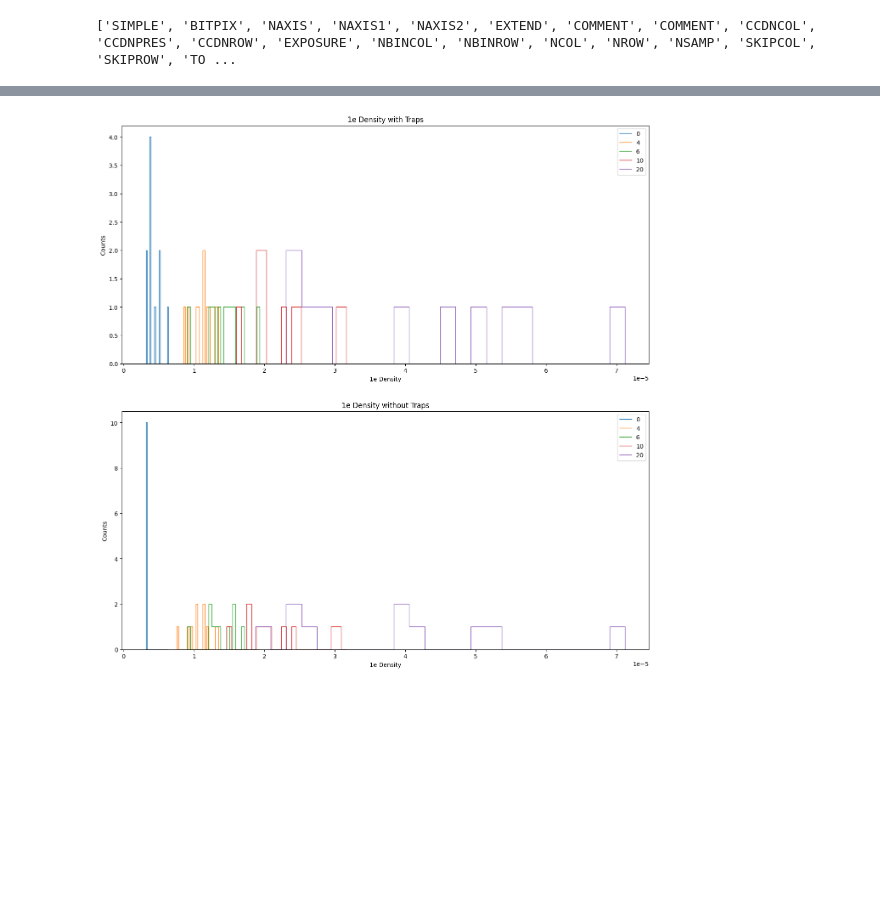
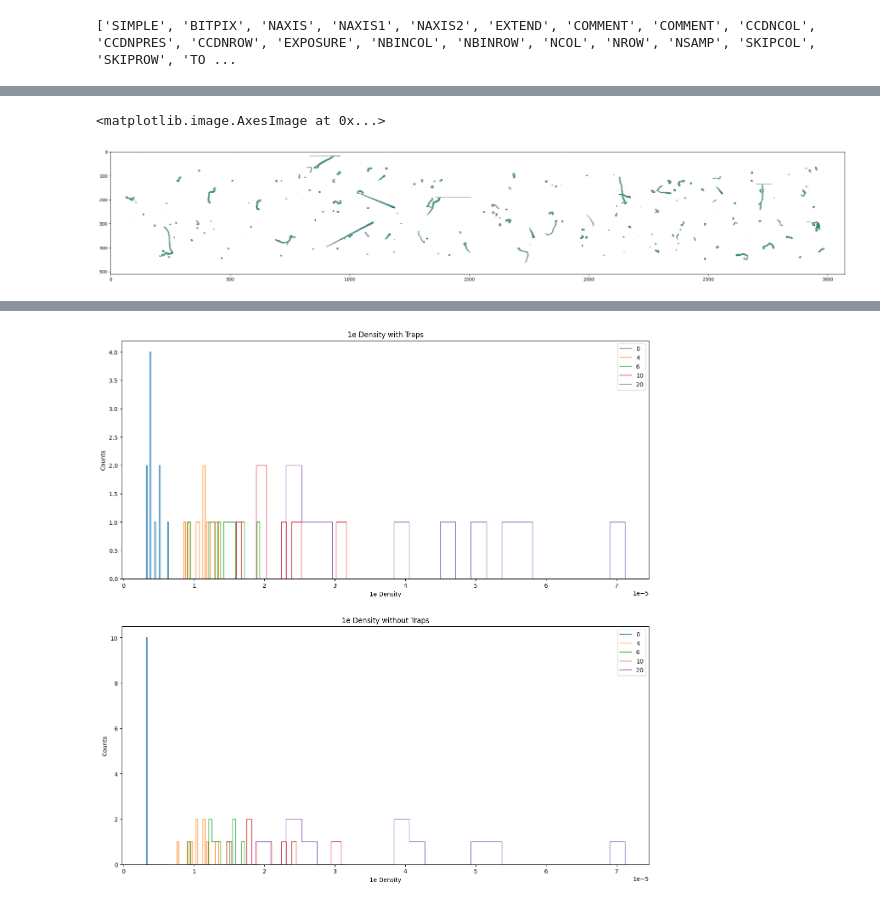
Before and after one commit to anshsdesai/sensei_charge_traps, a Jupyter notebook: charge_trap_simulation.ipynb, the cells around one changed output, grey strips where cells are left out. Cells and saved outputs as stored; diff of their text form; code cells hidden in the pictures; blank space fills up the shorter version.

```diff
--- a/charge_trap_simulation.ipynb
+++ b/charge_trap_simulation.ipynb
@@ -257,2 +282,10 @@ tpix_vertical=pixel_time_vertical(nsamp,ncol, delayH, delayIped, delayIsig, dela
+# %%
+from matplotlib.colors import LogNorm
+plt.figure(figsize=(30,20))
+image = CCDTest.reconstructed_images[0]
+plt.imshow(image,norm=LogNorm(1,vmax=image.max()))
+# %% [output]
+<matplotlib.image.AxesImage at 0x...>
+[figure, added]
 # %%
 import pickle
```
Also changed, not shown: parts of 6 cells of this notebook, 2 other files.
